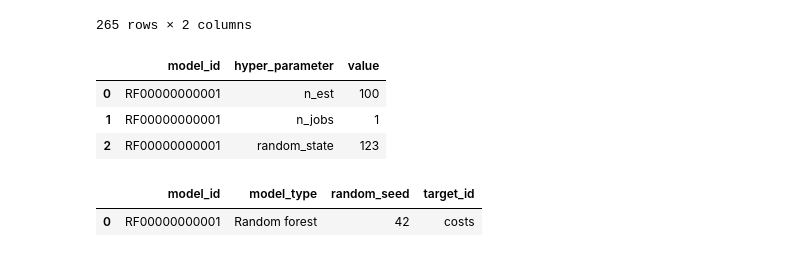
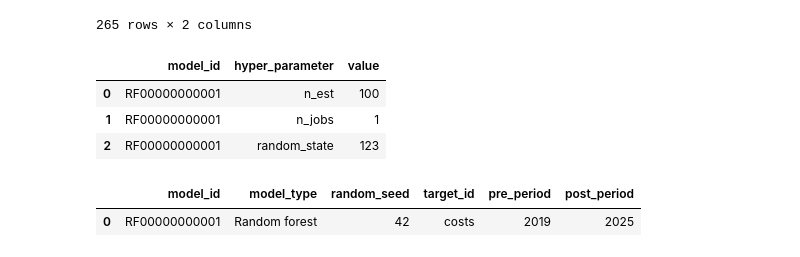
Before and after one commit to Andrew10MAIN/urban_regeneration_platform, a Jupyter notebook: experiments/notebooks/rf_experimenting.ipynb, the cells around one changed output. Saved outputs shown, nothing was run; the diff lists cells and outputs as text; code cells hidden in the pictures.

```diff
--- a/experiments/notebooks/rf_experimenting.ipynb
+++ b/experiments/notebooks/rf_experimenting.ipynb
@@ -229,7 +69,9 @@ hypp_dict = {
 }
 random_seed_arg = 42
 
+pre_period = 2019
 
+post_period = 2025
 
 unique_model_id = 'RF00000000001'
 # %% [markdown]
@@ -362,11 +210,13 @@ hyper_df
 # %%
 df_model = pd.DataFrame({
     'model_id':[unique_model_id],
     'model_type':["Random forest"],
     'random_seed':[random_seed_arg],
     'target_id':['costs'],
+    'pre_period':[pre_period],
+    'post_period':[post_period],
               })
 df_model
 # %% [output]
-|  | model_id | model_type | random_seed | target_id |
-| 0 | RF00000000001 | Random forest | 42 | costs |
+|  | model_id | model_type | random_seed | target_id | pre_period | post_period |
+| 0 | RF00000000001 | Random forest | 42 | costs | 2019 | 2025 |
```
Also changed, not shown: parts of 13 cells of this notebook, 19 other files.
